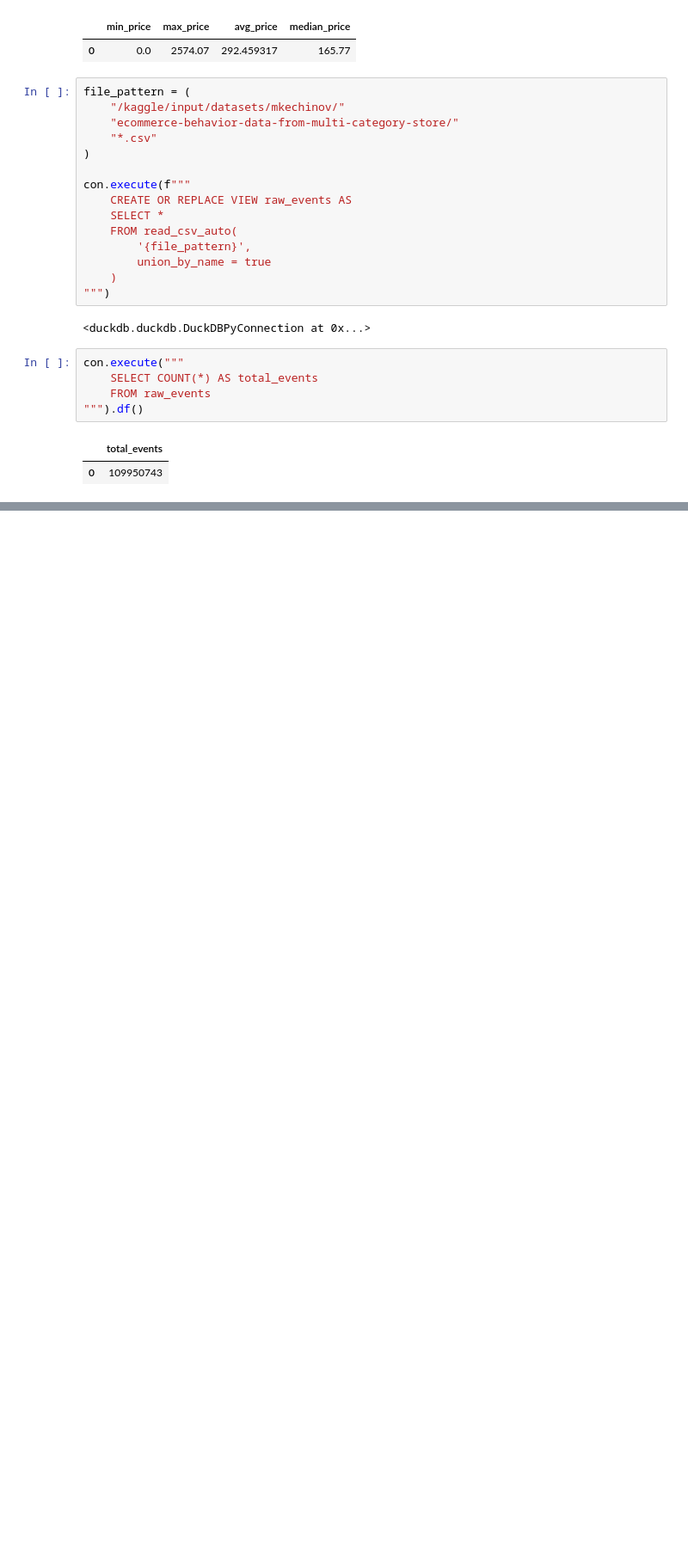
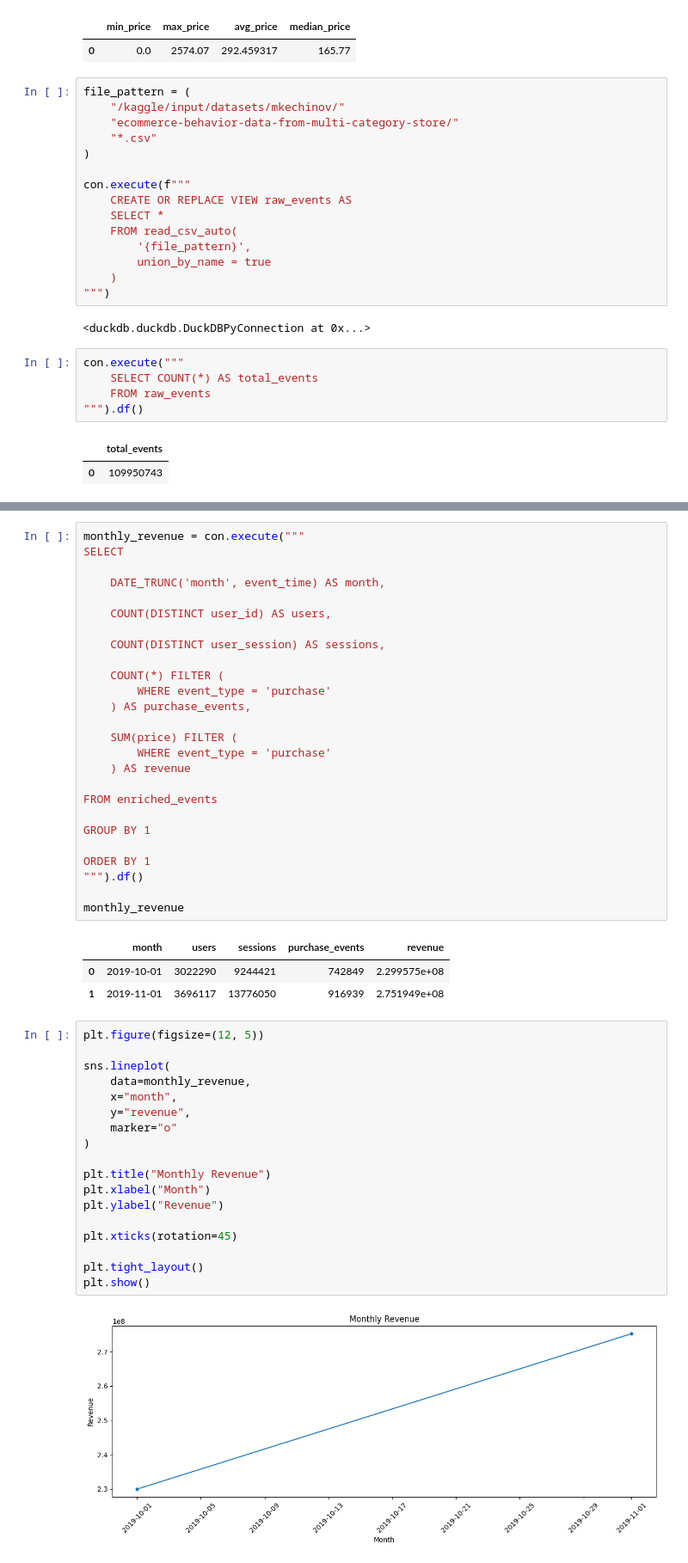
Before and after one commit to shubham-k-jha/E-Commerce-Data-Warehouse-Analytics, a Jupyter notebook: e-commerce-data-warehouse-analytics.ipynb, the cells around one changed output, grey strips where cells are left out. Shown at 86% size. Drawn from its saved outputs; the diff is of its cells as text; blank space fills up the shorter version.

```diff
--- a/e-commerce-data-warehouse-analytics.ipynb
+++ b/e-commerce-data-warehouse-analytics.ipynb
@@ -236,0 +514,50 @@ con.execute("""
+# %%
+monthly_revenue = con.execute("""
+SELECT
+
+    DATE_TRUNC('month', event_time) AS month,
+
+    COUNT(DISTINCT user_id) AS users,
+
+    COUNT(DISTINCT user_session) AS sessions,
+
+    COUNT(*) FILTER (
+        WHERE event_type = 'purchase'
+    ) AS purchase_events,
+
+    SUM(price) FILTER (
+        WHERE event_type = 'purchase'
+    ) AS revenue
+
+FROM enriched_events
+
+GROUP BY 1
+
+ORDER BY 1
+""").df()
+
+monthly_revenue
+# %% [output]
+|  | month | users | sessions | purchase_events | revenue |
+| 0 | 2019-10-01 | 3022290 | 9244421 | 742849 | 2.299575e+08 |
+| 1 | 2019-11-01 | 3696117 | 13776050 | 916939 | 2.751949e+08 |
+# %%
+plt.figure(figsize=(12, 5))
+
+sns.lineplot(
+    data=monthly_revenue,
+    x="month",
+    y="revenue",
+    marker="o"
+)
+
+plt.title("Monthly Revenue")
+plt.xlabel("Month")
+plt.ylabel("Revenue")
+
+plt.xticks(rotation=45)
+
+plt.tight_layout()
+plt.show()
+# %% [output]
+[figure, added]
```
Also changed, not shown: parts of 38 cells of this notebook.
